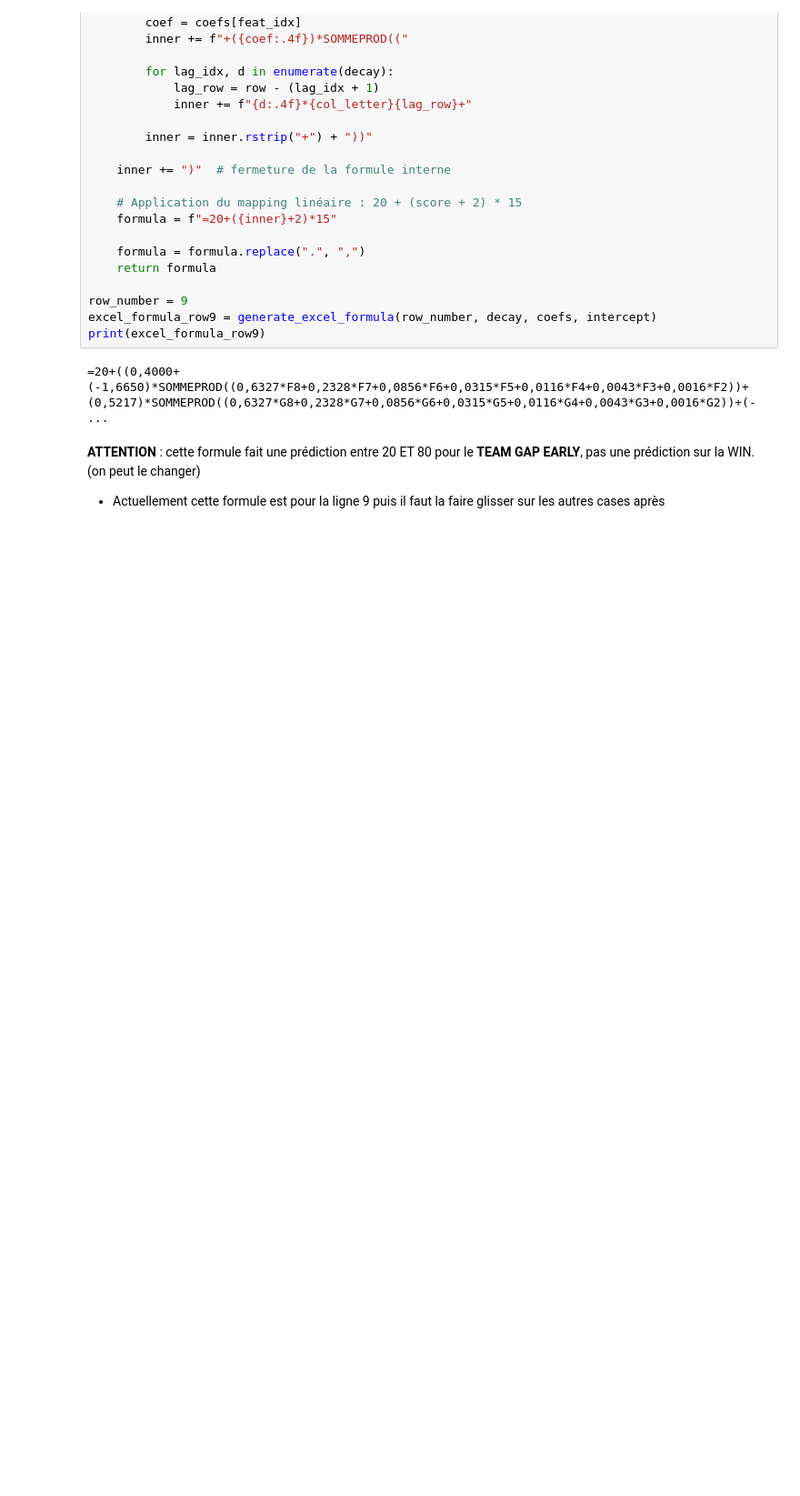
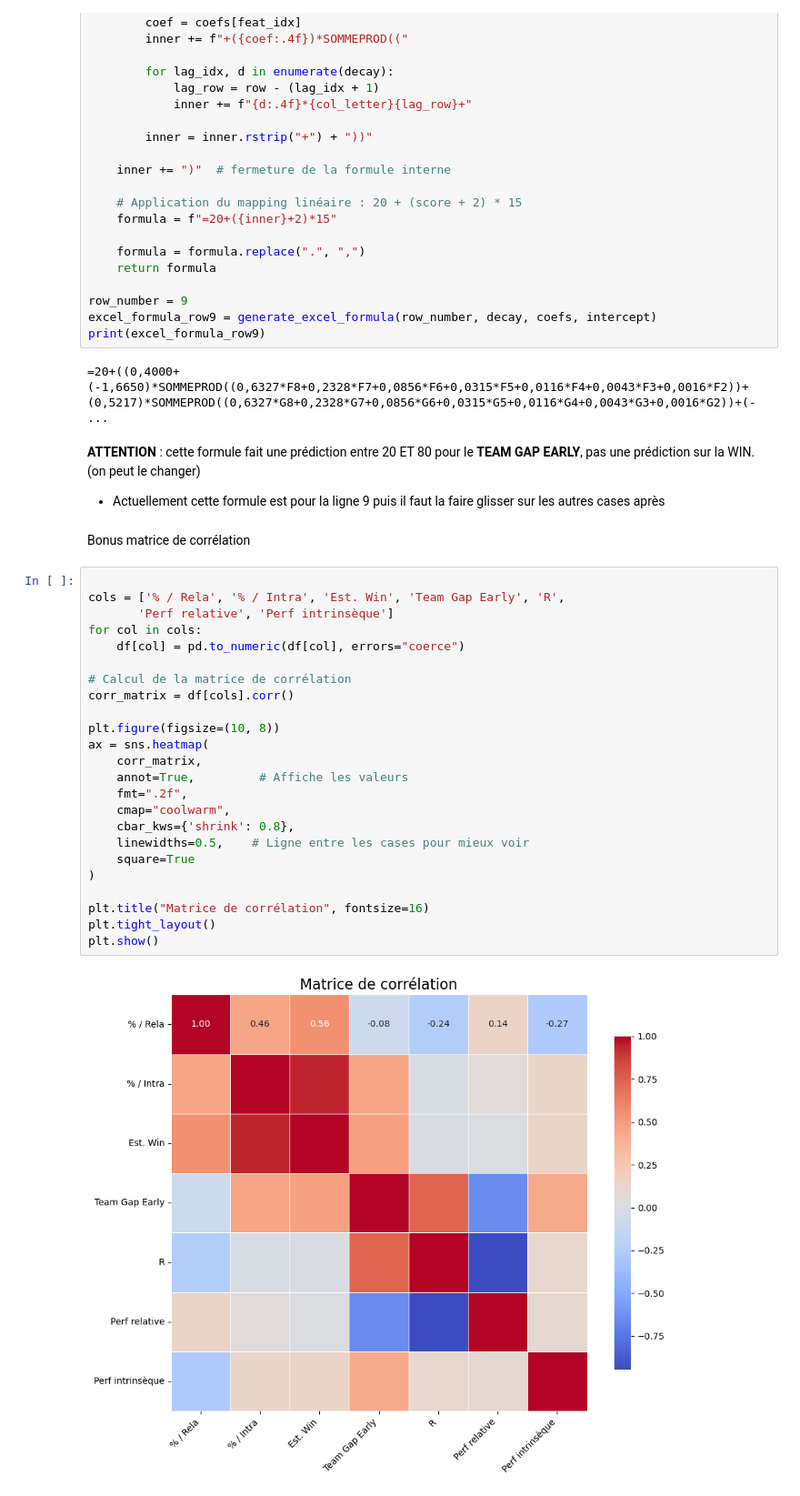
Before and after one commit to codeurEnHerbe/Analyse, a Jupyter notebook: Poids.ipynb, the cells around one changed output. Shown at 91% size. Drawn from its saved outputs; the diff is of its cells as text; blank space fills up the shorter version.

```diff
--- a/Poids.ipynb
+++ b/Poids.ipynb
@@ -178,3 +179,31 @@ print(excel_formula_row9)
 # %% [markdown]
 **ATTENTION** : cette formule fait une prédiction entre 20 ET 80 pour le **TEAM GAP EARLY**, pas une prédiction sur la WIN. (on peut le changer)
 - Actuellement cette formule est pour la ligne 9 puis il faut la faire glisser sur les autres cases après
+# %% [markdown]
+Bonus matrice de corrélation
+# %%
+
+cols = ['% / Rela', '% / Intra', 'Est. Win', 'Team Gap Early', 'R',
+       'Perf relative', 'Perf intrinsèque']
+for col in cols:
+    df[col] = pd.to_numeric(df[col], errors="coerce")
+
+# Calcul de la matrice de corrélation
+corr_matrix = df[cols].corr()
+
+plt.figure(figsize=(10, 8))
+ax = sns.heatmap(
+    corr_matrix,
+    annot=True,         # Affiche les valeurs
+    fmt=".2f",
+    cmap="coolwarm",
+    cbar_kws={'shrink': 0.8},
+    linewidths=0.5,    # Ligne entre les cases pour mieux voir
+    square=True
+)
+
+plt.title("Matrice de corrélation", fontsize=16)
+plt.tight_layout()
+plt.show()
+# %% [output]
+[figure, added]
```
Also changed, not shown: parts of 1 cell of this notebook, 1 other file.
